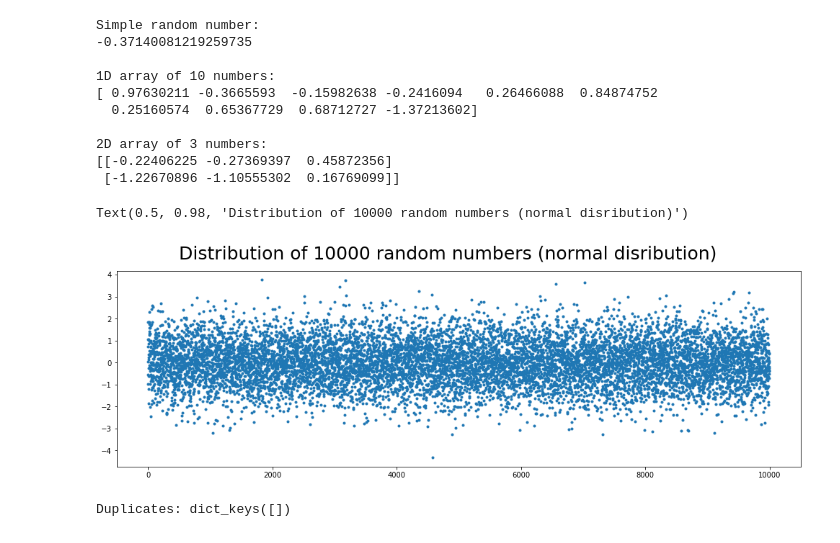
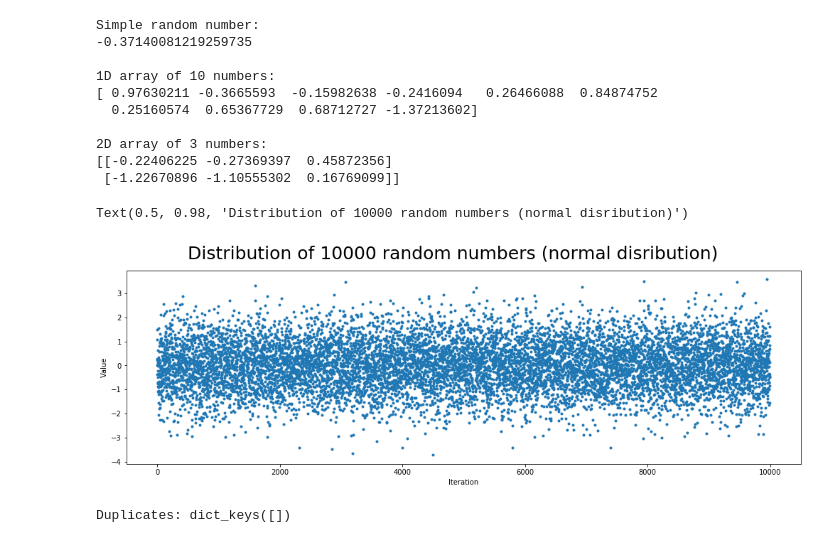
Before and after one commit to mxsxs2/Emerging-Technologies-Project, a Jupyter notebook: notebooks/Numpy Random.ipynb, the cells around one changed output. Drawn from its saved outputs; the diff is of its cells as text; code cells hidden in the pictures.

```diff
--- a/notebooks/Numpy Random.ipynb
+++ b/notebooks/Numpy Random.ipynb
@@ -119,14 +125,17 @@ Simple random number:
 # %%
 rn2=npr.randn(10000)
 #Cretae figure
 fig = plt.figure(figsize=(17,5))
-#Add 1000 random pints a plot
-fig.add_subplot(111).plot(rn2,'.')
+#Add 1000 random points a plot
+p=fig.add_subplot(111)
+p.plot(rn2,'.')
+p.set_xlabel("Iteration")
+p.set_ylabel("Value")
 #Add label to the figure
 fig.suptitle("Distribution of 10000 random numbers (normal disribution)",fontsize=25)
 # %% [output]
 Text(0.5, 0.98, 'Distribution of 10000 random numbers (normal disribution)')
-[figure, old version]
+[figure, new version]
 # %%
 #https://stackoverflow.com/questions/11528078/determining-duplicate-values-in-an-array
 print('Duplicates:',(Counter(rn2) - Counter(set(rn2))).keys())
```
Also changed, not shown: parts of 7 cells of this notebook.
